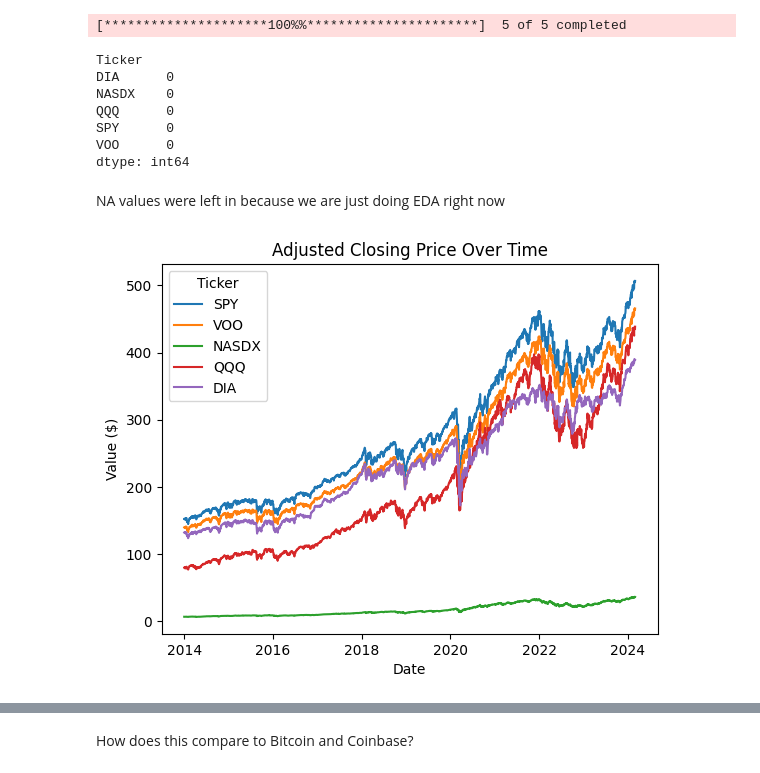
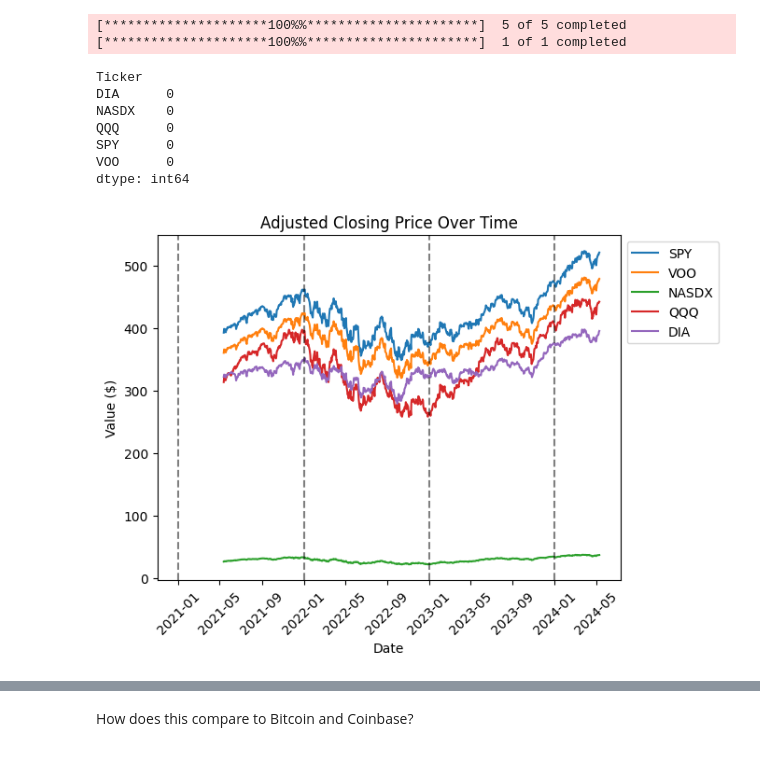
Before and after one commit to kevoinno/gary-s24, a Jupyter notebook: garys24_eda.ipynb, the cells around one changed output, grey strips where cells are left out. Cells and saved outputs as stored; diff of their text form; code cells hidden in the pictures.

```diff
--- a/garys24_eda.ipynb
+++ b/garys24_eda.ipynb
@@ -18,20 +22,20 @@ from sklearn.metrics import mean_absolute_error
 # %%
 # Get tickers we are interested in
 tickers = ['SPY', 'VOO', 'NASDX', 'QQQ', 'DIA'] # common etfs (https://www.bankrate.com/investing/best-index-funds/#NASDX)
-test_tickers = ['BTC-USD']
+#test_tickers = ['BTC-USD']
 NUM_TICKERS = len(tickers)
 
 # Set start and end dates that specify the amount of data we will pull
-START_DATE = '2014-01-01'
-END_DATE = '2024-03-01'
+START_DATE = datetime.today() + relativedelta(years=-3)
+END_DATE = datetime.today()
 
 # Pull data using API
 data = yf.download(tickers, start=START_DATE, end=END_DATE)['Adj Close']
+
+spy_data = yf.download('SPY', start = START_DATE, end =END_DATE)['Adj Close']
 # %% [output]
 [*********************100%%**********************]  5 of 5 completed
+[*********************100%%**********************]  1 of 1 completed
-# %%
-# TEMP
-data = data.dropna()
 # %%
 # Checking for null values
 data.isna().sum()
@@ -43,15 +47,17 @@ QQQ      0
 SPY      0
 VOO      0
 dtype: int64
-# %% [markdown]
-NA values were left in because we are just doing EDA right now
 # %%
 # Get data into long format so we can visualize it
 long_data = pd.melt(data.reset_index(), id_vars = ['Date'], value_vars = tickers)
 # %%
 # Time Series Plots
 sns.lineplot(data = long_data, x = 'Date', y = 'value', hue = 'Ticker');
 plt.title('Adjusted Closing Price Over Time');
+plt.xticks(rotation = 45);
 plt.ylabel('Value ($)');
+plt.legend(loc = 'upper left', bbox_to_anchor=(1, 1));
+for year in range(data.index.min().year, data.index.max().year+1):
+    plt.axvline(datetime(year,1,1), linestyle='--', color='k', alpha=0.5)
 # %% [output]
-[figure, old version]
+[figure, new version]
```
Also changed, not shown: parts of 49 cells of this notebook, 2 other files.
